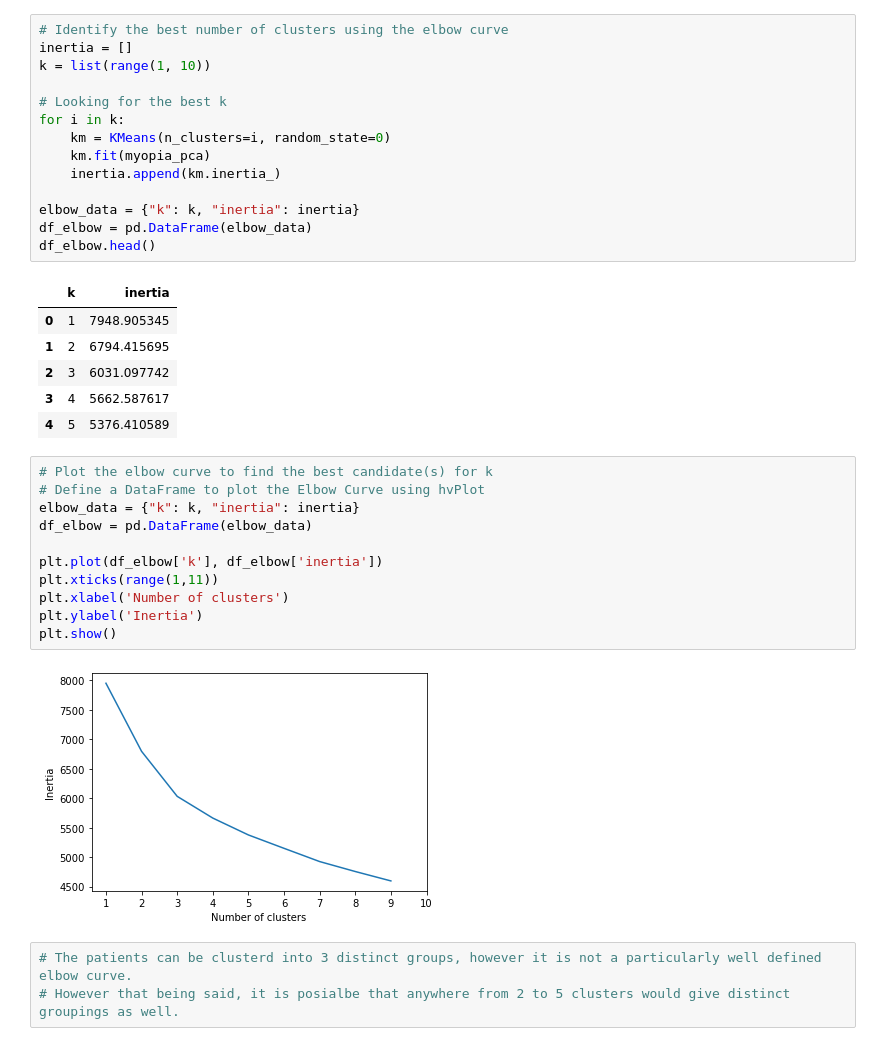
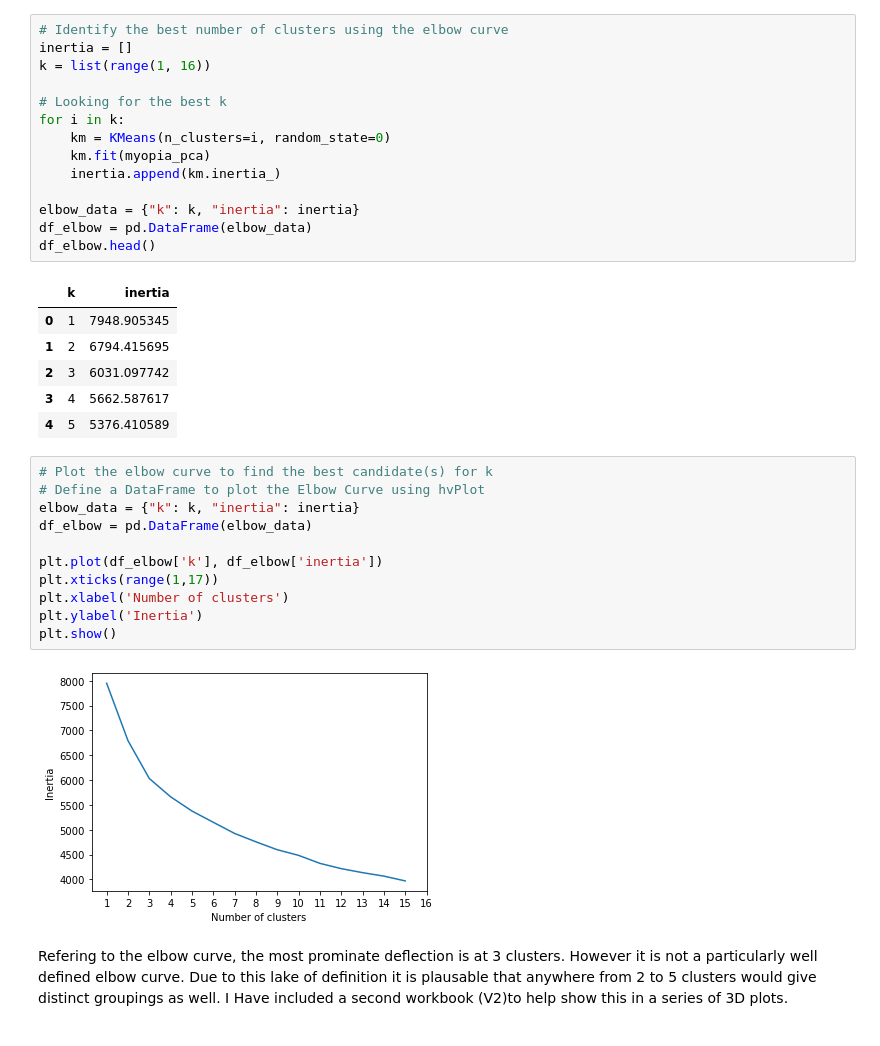
Before and after one commit to dalemunroe/unsupervised-machine-learning-challenge, a Jupyter notebook: myopiaV1.ipynb, the cells around one changed output. Saved outputs shown, nothing was run; the diff lists cells and outputs as text.

```diff
--- a/myopiaV1.ipynb
+++ b/myopiaV1.ipynb
@@ -99,7 +102,7 @@ plt.show()
 # %%
 # Identify the best number of clusters using the elbow curve
 inertia = []
-k = list(range(1, 10))
+k = list(range(1, 16))
 
 # Looking for the best k
 for i in k:
@@ -120,16 +123,16 @@ df_elbow.head()
 # %%
 # Plot the elbow curve to find the best candidate(s) for k
 # Define a DataFrame to plot the Elbow Curve using hvPlot
 elbow_data = {"k": k, "inertia": inertia}
 df_elbow = pd.DataFrame(elbow_data)
 
 plt.plot(df_elbow['k'], df_elbow['inertia'])
-plt.xticks(range(1,11))
+plt.xticks(range(1,17))
 plt.xlabel('Number of clusters')
 plt.ylabel('Inertia')
 plt.show()
 # %% [output]
-[figure, old version]
+[figure, new version]
-# %%
-# The patients can be clusterd into 3 distinct groups, however it is not a particularly well defined elbow curve.
-# However that being said, it is posialbe that anywhere from 2 to 5 clusters would give distinct groupings as well.
+# %% [markdown]
+Refering to the elbow curve, the most prominate deflection is at 3 clusters. However it is not a particularly well defined elbow curve.
+Due to this lake of definition it is plausable that anywhere from 2 to 5 clusters would give distinct groupings as well. I Have included a second workbook (V2)to help show this in a series of 3D plots.
```
Also changed, not shown: parts of 1 cell of this notebook, 2 other files.
